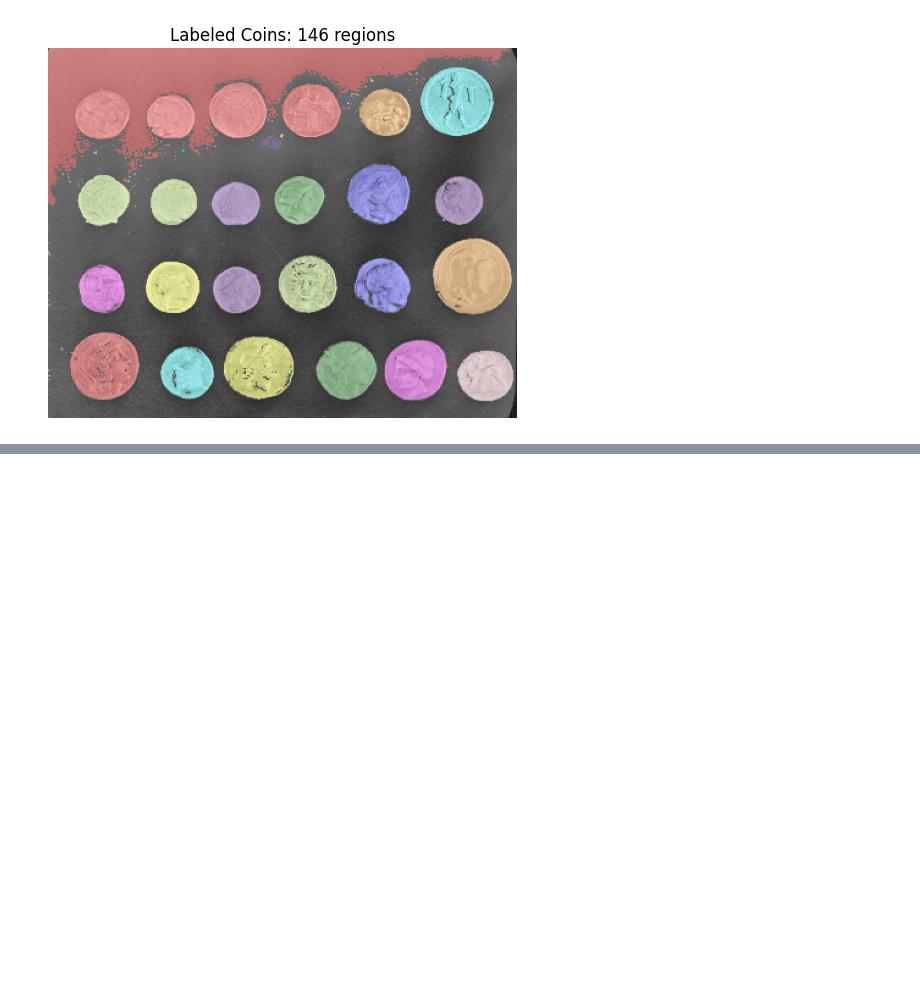
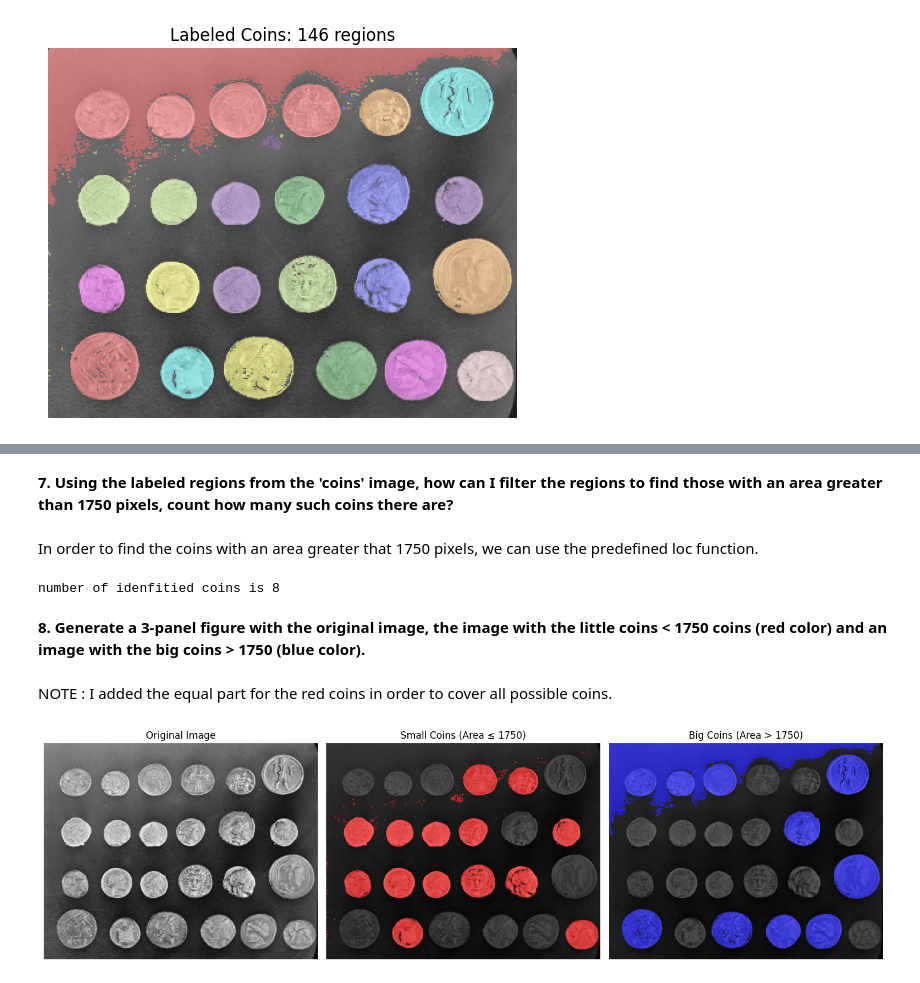
Before and after one commit to kindachamma1/ComputerVision2025, a Jupyter notebook: Exam_KindaChamma.ipynb, the cells around one changed output, grey strips where cells are left out. Cells and saved outputs as stored; diff of their text form; code cells hidden in the pictures; blank space fills up the shorter version.

```diff
--- a/Exam_KindaChamma.ipynb
+++ b/Exam_KindaChamma.ipynb
@@ -266,0 +299,52 @@ plt.show()
+# %% [markdown]
+**7. Using the labeled regions from the 'coins' image, how can I filter the regions to find those with an area greater than 1750 pixels, count how many such coins there are?**
+# %% [markdown]
+In order to find the coins with an area greater that 1750 pixels, we can use the predefined loc function.
+# %%
+df_coins = df_features.loc[(df_features['area']>1750)]
+
+df_coins.head()
+print('number of idenfitied coins is {}'.format(df_coins.shape[0]))
+# %% [output]
+number of idenfitied coins is 8
+# %% [markdown]
+**8. Generate a 3-panel figure with the original image, the image with the little coins < 1750 coins (red color) and an image with the big coins > 1750 (blue color).**
+# %% [markdown]
+NOTE : I added the equal part for the red coins in order to cover all possible coins.
+# %%
+# 1. Define masks for small and big coins using the label image and area thresholds
+small_ids = df_features.loc[df_features['area'] <= 1750, 'label'].values
+big_ids = df_coins.values
+
+# 2. Create masks
+small_mask = np.isin(label_image, small_ids)
+big_mask = np.isin(label_image, big_ids)
+
+# 2. Create RGB images for color overlay
+small_overlay = np.zeros((*label_image.shape, 3), dtype=np.uint8)
+big_overlay = np.zeros((*label_image.shape, 3), dtype=np.uint8)
+
+small_overlay[small_mask] = [255, 0, 0]  # Red for small coins
+big_overlay[big_mask] = [0, 0, 255]      # Blue for big coins
+
+# 3. Plot the 3-panel figure
+fig, axes = plt.subplots(1, 3, figsize=(15, 5))
+
+axes[0].imshow(IC, cmap='gray')
+axes[0].set_title("Original Image")
+axes[0].axis('off')
+
+axes[1].imshow(IC, cmap='gray')
+axes[1].imshow(small_overlay, alpha=0.6)
+axes[1].set_title("Small Coins (Area ≤ 1750)")
+axes[1].axis('off')
+
+axes[2].imshow(IC, cmap='gray')
+axes[2].imshow(big_overlay, alpha=0.6)
+axes[2].set_title("Big Coins (Area > 1750)")
+axes[2].axis('off')
+
+plt.tight_layout()
+plt.show()
+# %% [output]
+[figure, added]
```
Also changed, not shown: parts of 5 cells of this notebook.
